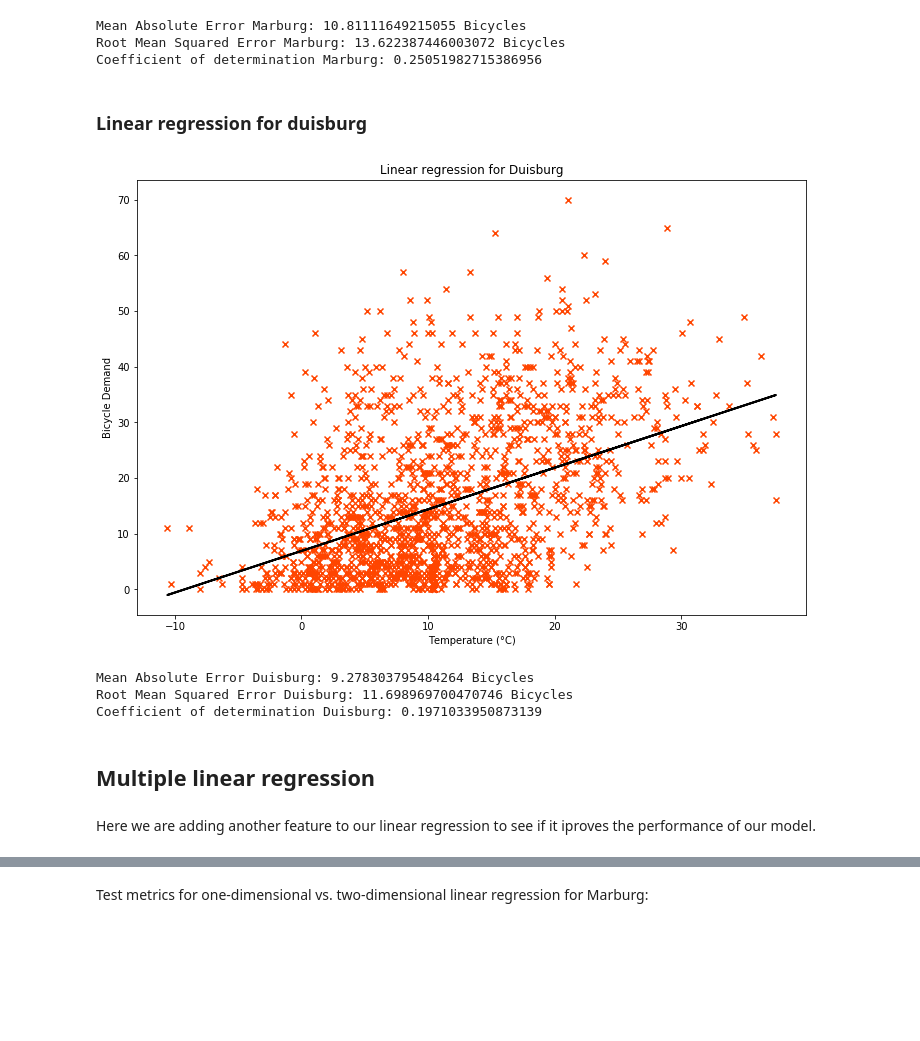
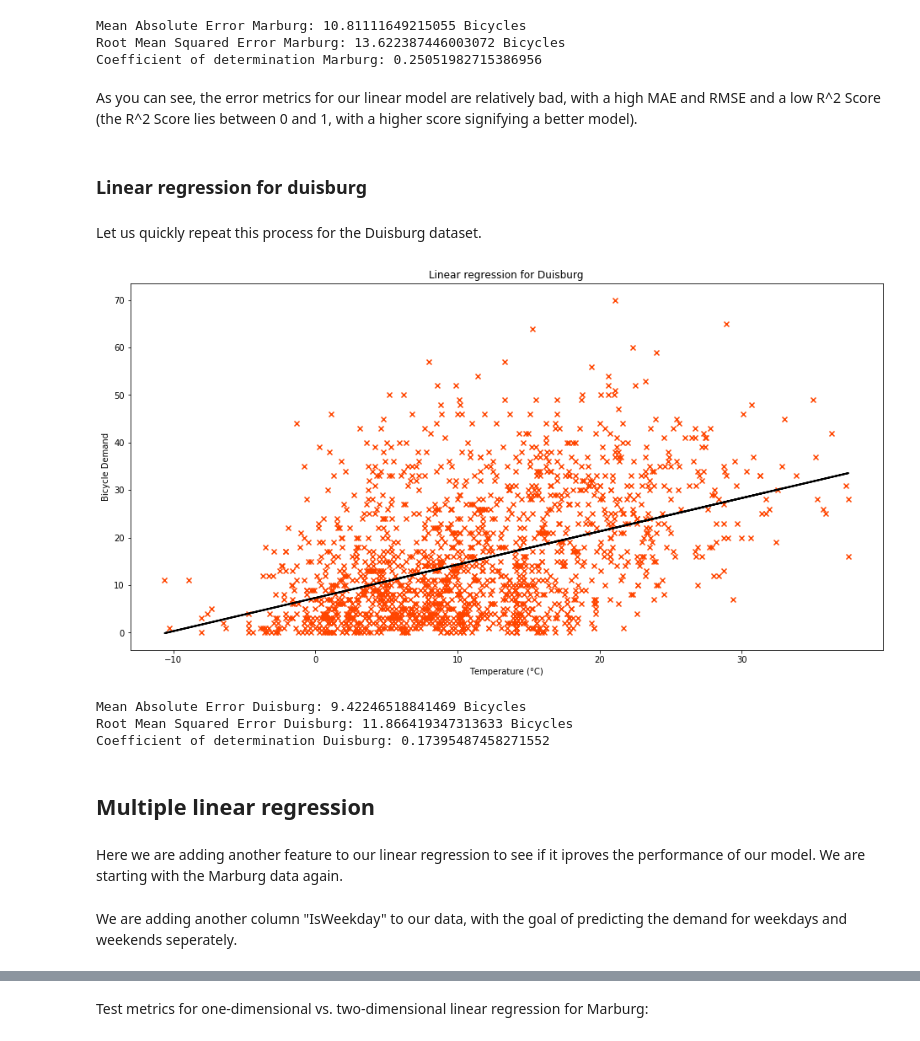
Before and after one commit to mogottsch/dsml_2020_magma, a Jupyter notebook: 3_predictive_analytics/Linear Regression.ipynb, the cells around one changed output, grey strips where cells are left out. Cells and saved outputs as stored; diff of their text form; code cells hidden in the pictures; blank space fills up the shorter version.

Commit message:
Cleanup Linear regression notebook

```diff
--- a/3_predictive_analytics/Linear Regression.ipynb
+++ b/3_predictive_analytics/Linear Regression.ipynb
@@ -34,5 +42,9 @@ marburgWeather = pd.merge(marburg, marburg_weather, how='left', left_on='h', rig
 # %%
 ym = marburgWeather.resample('H', on="h").count()["day"].values
 xm = marburgWeather.resample('H', on="h").max()['temperature'].values.reshape(-1,1)
-xm = np.nan_to_num(xm, nan = 10.511236338797794)
+
+# There's a few NaN values in our xm variable, so we fill these in with the average temperature (the mean value that we
+# got from the .describe() function below).
+# marburgWeather["temperature"].describe()
+xm = np.nan_to_num(xm, nan = 14.158637)
 # %%
@@ -94,6 +123,10 @@ print("Coefficient of determination Marburg:",r2_score(y_true_m, y_pred_m))
 Mean Absolute Error Marburg: 10.81111649215055 Bicycles
 Root Mean Squared Error Marburg: 13.622387446003072 Bicycles
 Coefficient of determination Marburg: 0.25051982715386956
+# %% [markdown]
+As you can see, the error metrics for our linear model are relatively bad, with a high MAE and RMSE and a low R^2 Score (the R^2 Score lies between 0 and 1, with a higher score signifying a better model).
 # %% [markdown]
 ### Linear regression for duisburg
+# %% [markdown]
+Let us quickly repeat this process for the Duisburg dataset.
 # %%
@@ -116,34 +145,36 @@ y_pred_d = linear_model_dui.predict(xd_test)
 
 y_true_d = yd_test
 # %%
-plt.figure(figsize = (12,8))
+plt.figure(figsize = (16,8))
 
 plt.scatter(xd_test, yd_test, marker="x", color = 'orangered')
 plt.xlabel("Temperature (°C)")
 plt.ylabel("Bicycle Demand")
 plt.title("Linear regression for Duisburg")
 
 plt.plot(xd_test, y_pred_d, color = 'black', linewidth = 2, label='hier kommt noch ein label hin')
 
 xlim, ylim =(plt.gca().get_xlim(), plt.gca().get_ylim())
 plt.xlim(xlim)
 plt.ylim(ylim)
 #plt.legend()
 plt.show()
 # %% [output]
-[figure, old version]
+[figure, new version]
 # %%
 print("Mean Absolute Error Duisburg:",mean_absolute_error(y_true_d, y_pred_d),"Bicycles")
 print("Root Mean Squared Error Duisburg:",mean_squared_error(y_true_d, y_pred_d)**0.5,"Bicycles")
 print("Coefficient of determination Duisburg:",r2_score(y_true_d, y_pred_d))
 # %% [output]
-Mean Absolute Error Duisburg: 9.278303795484264 Bicycles
-Root Mean Squared Error Duisburg: 11.698969700470746 Bicycles
-Coefficient of determination Duisburg: 0.1971033950873139
+Mean Absolute Error Duisburg: 9.42246518841469 Bicycles
+Root Mean Squared Error Duisburg: 11.866419347313633 Bicycles
+Coefficient of determination Duisburg: 0.17395487458271552
 # %% [markdown]
 ## Multiple linear regression
 # %% [markdown]
-Here we are adding another feature to our linear regression to see if it iproves the performance of our model.
+Here we are adding another feature to our linear regression to see if it iproves the performance of our model. We are starting with the Marburg data again.
+# %% [markdown]
+We are adding another column "IsWeekday" to our data, with the goal of predicting the demand for weekdays and weekends seperately.
 # %%
 def weekday_check (dt):
     day_count = dt.weekday()
```
Also changed, not shown: parts of 26 cells of this notebook.
